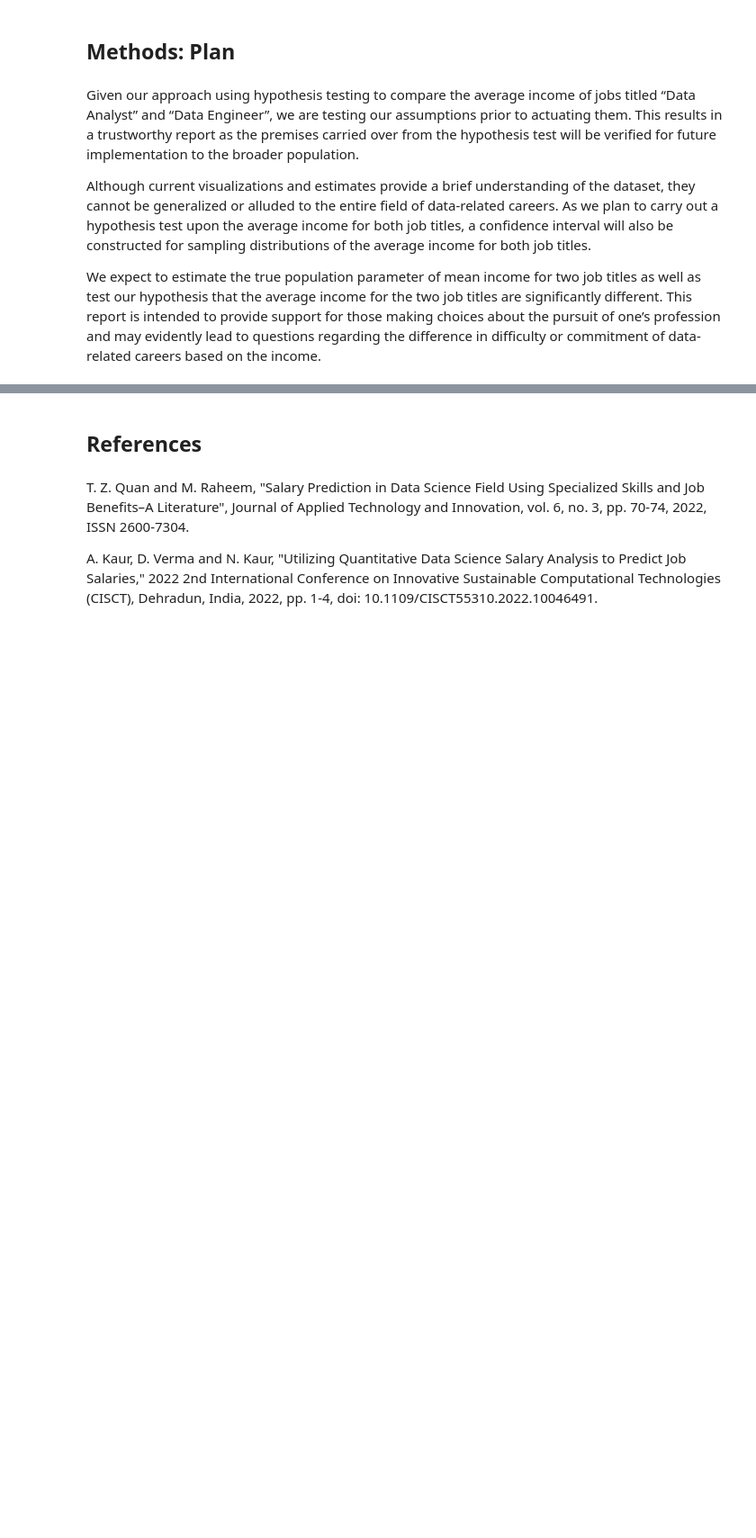
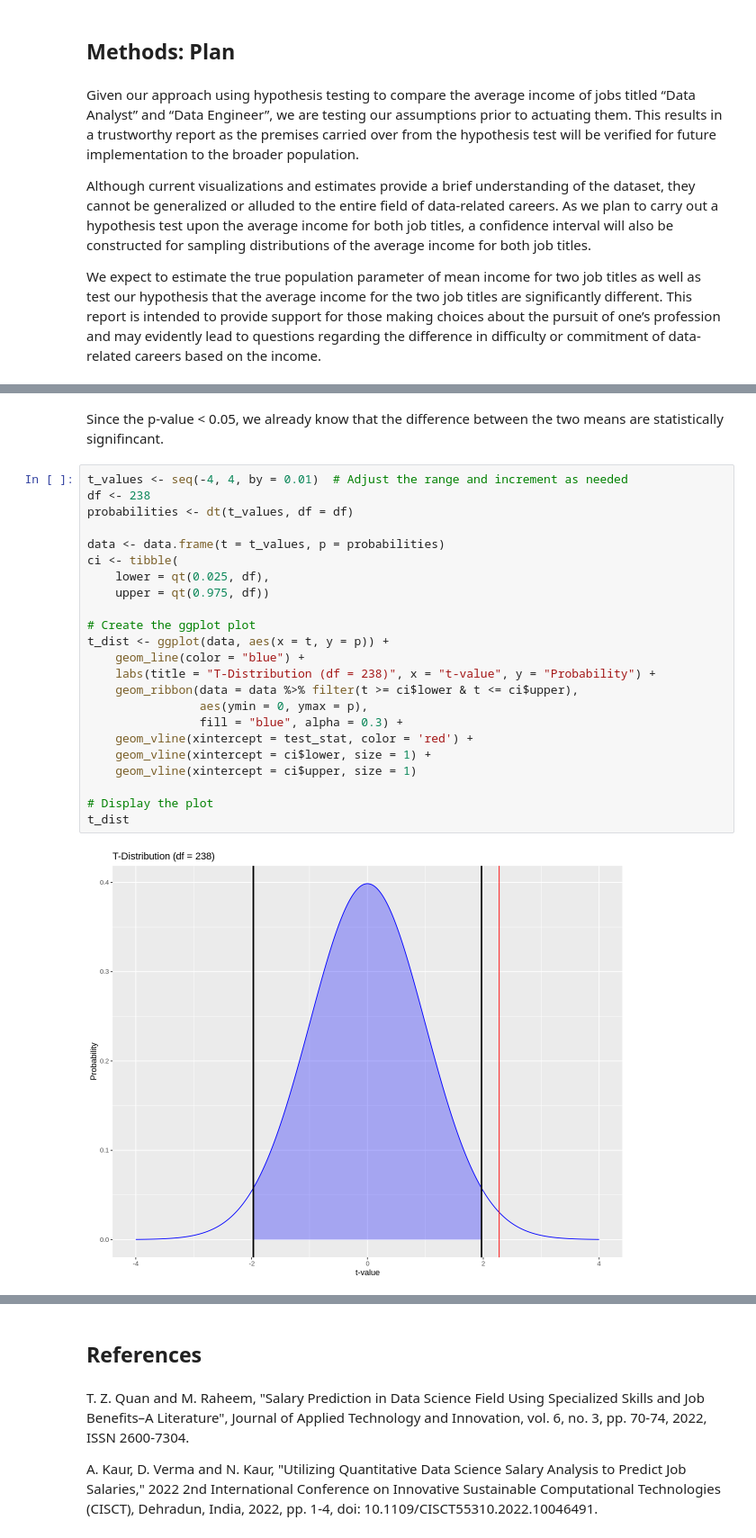
Before and after one commit to aaryan-rampal/stat-201-project, a Jupyter notebook: proposal.ipynb, the cells around one changed output, grey strips where cells are left out. Shown: that part at 90% size. Saved outputs shown, nothing was run; the diff lists cells and outputs as text; blank space fills up the shorter version.

```diff
--- a/proposal.ipynb
+++ b/proposal.ipynb
@@ -161,0 +182,27 @@ salary_dist_clt
+# %% [markdown]
+Since the p-value < 0.05, we already know that the difference between the two means are statistically signifincant.
+# %%
+t_values <- seq(-4, 4, by = 0.01)  # Adjust the range and increment as needed
+df <- 238
+probabilities <- dt(t_values, df = df)
+
+data <- data.frame(t = t_values, p = probabilities)
+ci <- tibble(
+    lower = qt(0.025, df),
+    upper = qt(0.975, df))
+
+# Create the ggplot plot
+t_dist <- ggplot(data, aes(x = t, y = p)) +
+    geom_line(color = "blue") +
+    labs(title = "T-Distribution (df = 238)", x = "t-value", y = "Probability") +
+    geom_ribbon(data = data %>% filter(t >= ci$lower & t <= ci$upper),
+                aes(ymin = 0, ymax = p),
+                fill = "blue", alpha = 0.3) +
+    geom_vline(xintercept = test_stat, color = 'red') +
+    geom_vline(xintercept = ci$lower, size = 1) +
+    geom_vline(xintercept = ci$upper, size = 1)
+
+# Display the plot
+t_dist
+# %% [output]
+[figure, added]
```
Also changed, not shown: parts of 7 cells of this notebook.
